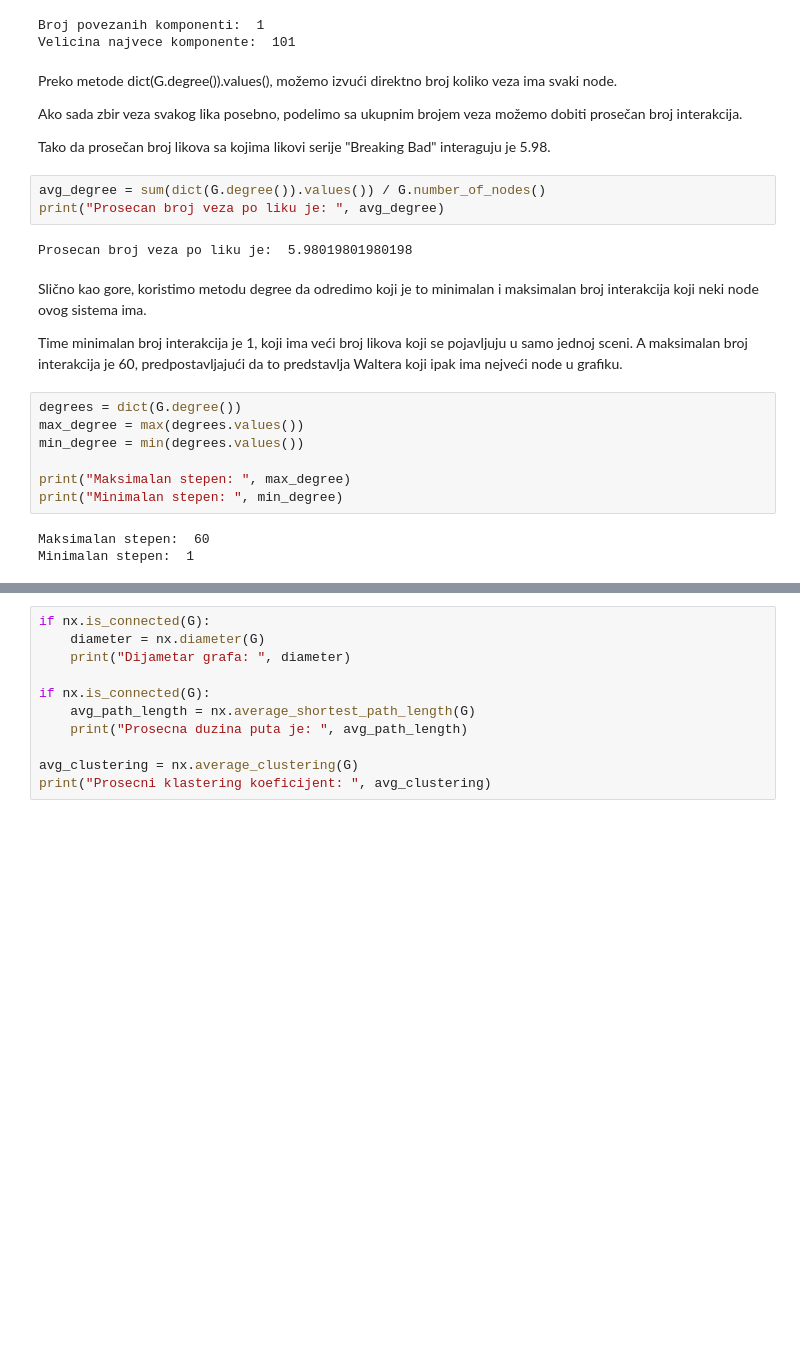
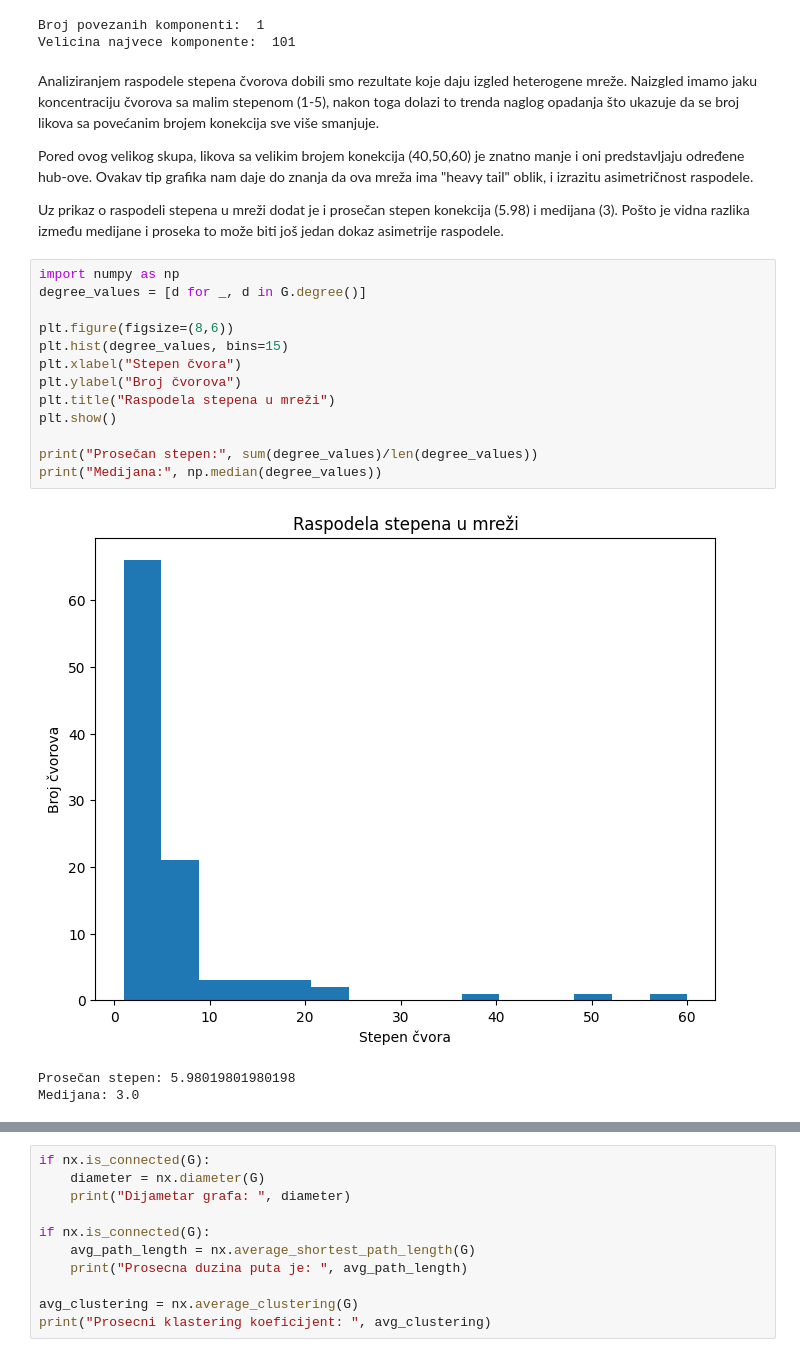
Before and after one commit to antand1/brba-nap, a Jupyter notebook: projekat.ipynb, the cells around one changed output, grey strips where cells are left out. Drawn from its saved outputs; the diff is of its cells as text; blank space fills up the shorter version.

Commit message:
Dodate nove ideje u projekat

```diff
--- a/projekat.ipynb
+++ b/projekat.ipynb
@@ -200,31 +197,29 @@ print("Velicina najvece komponente: ", largest_component_size)
 Broj povezanih komponenti:  1
 Velicina najvece komponente:  101
 # %% [markdown]
-Preko metode dict(G.degree()).values(), možemo izvući direktno broj koliko veza ima svaki node.
+Analiziranjem raspodele stepena čvorova dobili smo rezultate koje daju izgled heterogene mreže. Naizgled imamo jaku koncentraciju čvorova sa malim stepenom (1-5), nakon toga dolazi to trenda naglog opadanja što ukazuje da se broj likova sa povećanim brojem konekcija sve više smanjuje.
 
-Ako sada zbir veza svakog lika posebno, podelimo sa ukupnim brojem veza možemo dobiti prosečan broj interakcija.
+Pored ovog velikog skupa, likova sa velikim brojem konekcija (40,50,60) je znatno manje i oni predstavljaju određene hub-ove.
+Ovakav tip grafika nam daje do znanja da ova mreža ima "heavy tail" oblik, i izrazitu asimetričnost raspodele.
 
-Tako da prosečan broj likova sa kojima likovi serije "Breaking Bad" interaguju je 5.98.
+Uz prikaz o raspodeli stepena u mreži dodat je i prosečan stepen konekcija (5.98) i medijana (3). Pošto je vidna razlika između medijane i proseka to može biti još jedan dokaz asimetrije raspodele.
-# %%
-avg_degree = sum(dict(G.degree()).values()) / G.number_of_nodes()
-print("Prosecan broj veza po liku je: ", avg_degree)
-# %% [output]
-Prosecan broj veza po liku je:  5.98019801980198
-# %% [markdown]
-Slično kao gore, koristimo metodu degree da odredimo koji je to minimalan i maksimalan broj interakcija koji neki node ovog sistema ima.
-
-Time minimalan broj interakcija je 1, koji ima veći broj likova koji se pojavljuju u samo jednoj sceni.
-A maksimalan broj interakcija je 60, predpostavljajući da to predstavlja Waltera koji ipak ima nejveći node u grafiku.
 # %%
-degrees = dict(G.degree())
-max_degree = max(degrees.values())
-min_degree = min(degrees.values())
+import numpy as np
+degree_values = [d for _, d in G.degree()]
 
-print("Maksimalan stepen: ", max_degree)
-print("Minimalan stepen: ", min_degree)
+plt.figure(figsize=(8,6))
+plt.hist(degree_values, bins=15)
+plt.xlabel("Stepen čvora")
+plt.ylabel("Broj čvorova")
+plt.title("Raspodela stepena u mreži")
+plt.show()
+
+print("Prosečan stepen:", sum(degree_values)/len(degree_values))
+print("Medijana:", np.median(degree_values))
 # %% [output]
+[figure, added]
-Maksimalan stepen:  60
-Minimalan stepen:  1
+Prosečan stepen: 5.98019801980198
+Medijana: 3.0
 # %% [markdown]
 Pošto preko metode is_connected proveravamo, i saznajemo da je kompleta graf povezan, možemo odrediti dijametar i prosečnu dužinu puta grafa.
 
```
Also changed, not shown: parts of 12 cells of this notebook.
